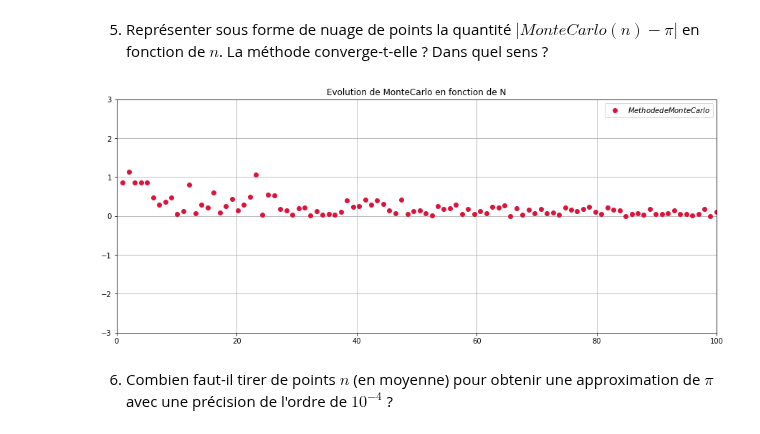
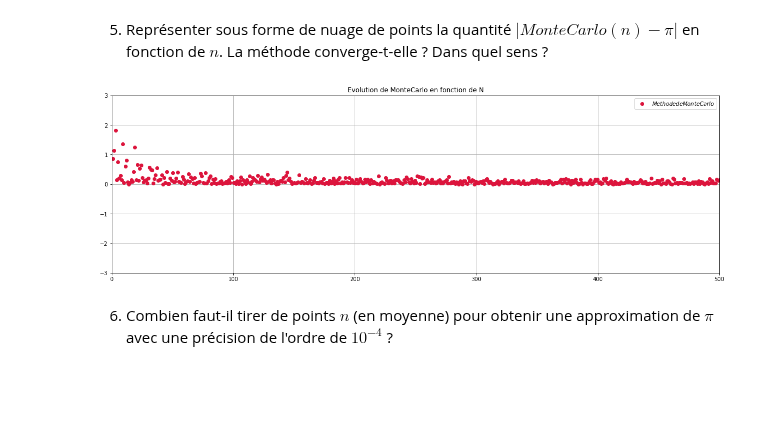
Before and after one commit to Skaopap/projet_approximation_pi, a Jupyter notebook: projet_calcul_pi.ipynb, the cells around one changed output. Cells and saved outputs as stored; diff of their text form; code cells hidden in the pictures; blank space fills up the shorter version.

Commit message:
+ monte carlo ok

```diff
--- a/projet_calcul_pi.ipynb
+++ b/projet_calcul_pi.ipynb
@@ -399,20 +405,20 @@ MonteCarlo(100000)
 # %%
 def plotMonteCarlo(p_N):
     global_x = np.linspace(1, p_N, p_N - 1)
 
     MonteCarlo_y = methodSample_y(MonteCarlo,global_x)
 
-    plt.figure(figsize=(15, 6))
+    plt.figure(figsize=(20, 6))
     plt.plot(global_x, MonteCarlo_y, 'o' , color='crimson' ,label='$Methode de Monte Carlo$')
     plt.title('Evolution de MonteCarlo en fonction de N')
     plt.grid()
     plt.axis([0, p_N, -3, 3])
     plt.legend()
     plt.show()
 
-plotMonteCarlo(100)
+plotMonteCarlo(500)
 # %% [output]
-[figure, old version]
+[figure, new version]
 # %% [markdown]
 6.  Combien faut-il tirer de points $n$ (en moyenne) pour obtenir une
     approximation de $\pi$ avec une précision de l'ordre de $10^{-4}$ ?
```
Also changed, not shown: parts of 9 cells of this notebook.
